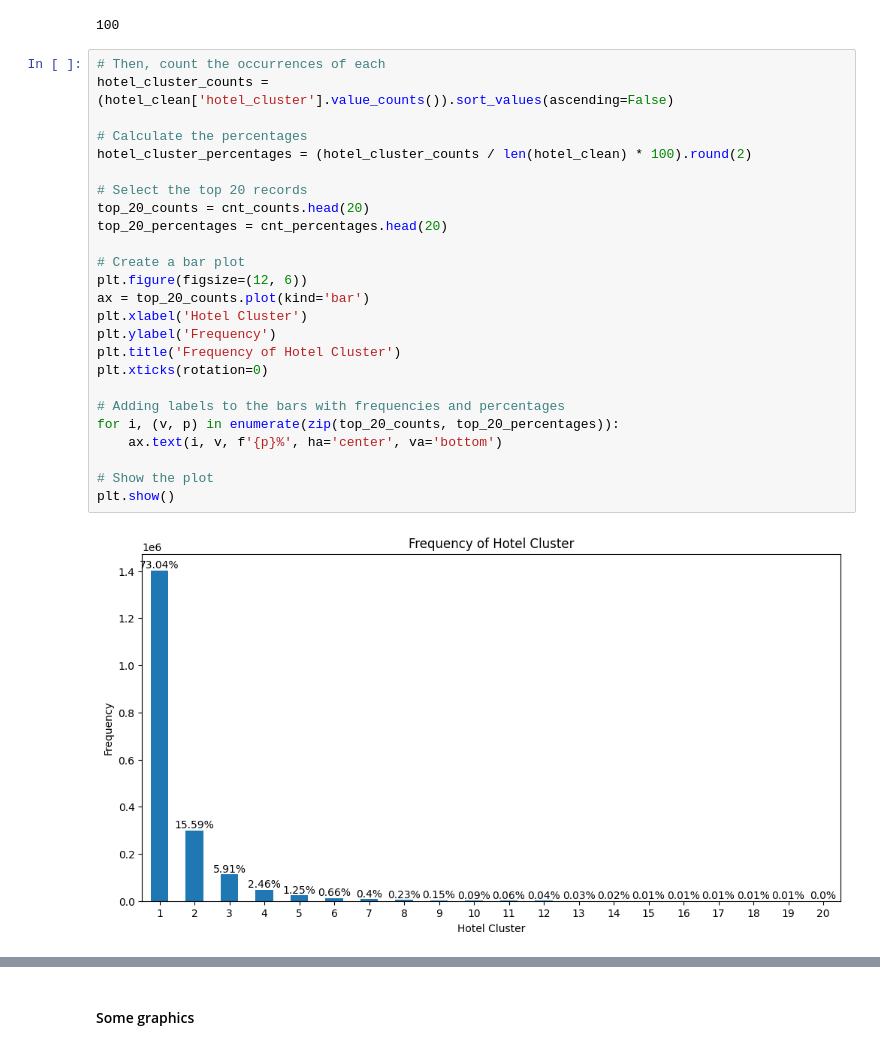
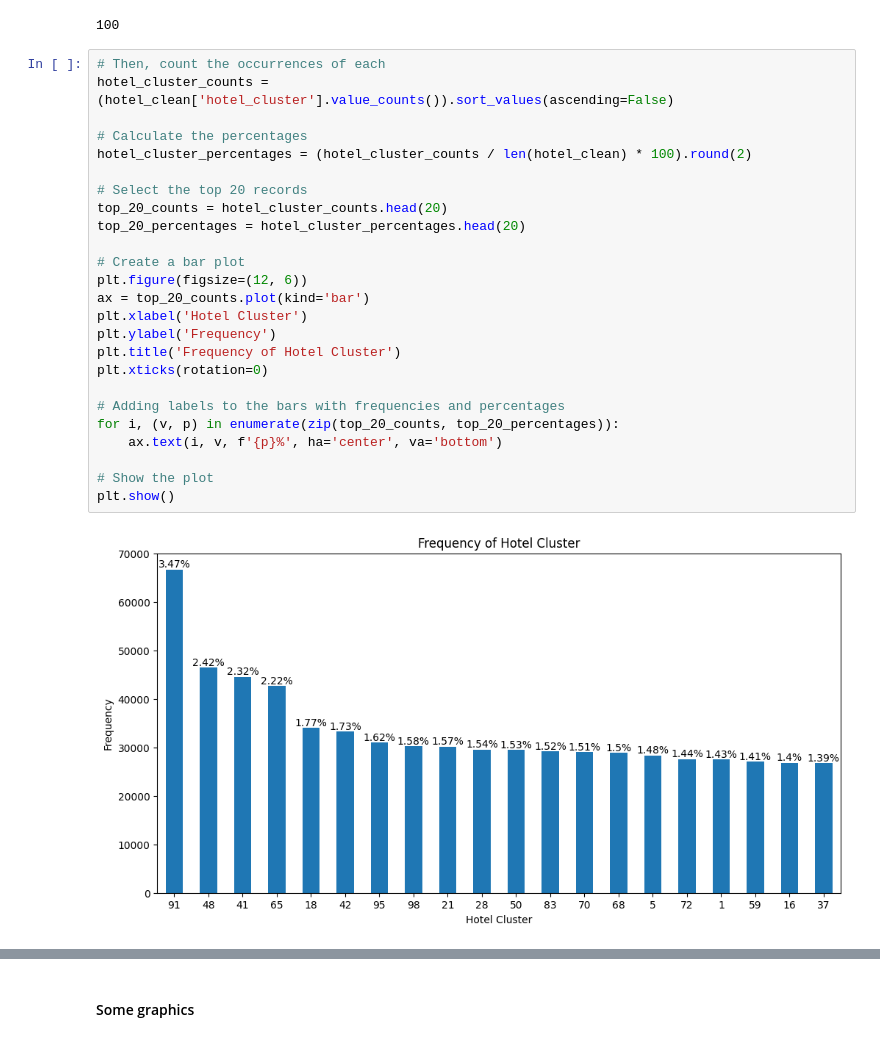
Before and after one commit to laisamorimm/Expedia_Hotel_Recommendation, a Jupyter notebook: Notebooks/Capstone.ipynb, the cells around one changed output, grey strips where cells are left out. Saved outputs shown, nothing was run; the diff lists cells and outputs as text.

```diff
--- a/Notebooks/Capstone.ipynb
+++ b/Notebooks/Capstone.ipynb
@@ -1407,27 +1417,27 @@ hotel_clean['hotel_cluster'].nunique()
 # %%
 # Then, count the occurrences of each
 hotel_cluster_counts = (hotel_clean['hotel_cluster'].value_counts()).sort_values(ascending=False)
 
 # Calculate the percentages
 hotel_cluster_percentages = (hotel_cluster_counts / len(hotel_clean) * 100).round(2)
 
 # Select the top 20 records
-top_20_counts = cnt_counts.head(20)
-top_20_percentages = cnt_percentages.head(20)
+top_20_counts = hotel_cluster_counts.head(20)
+top_20_percentages = hotel_cluster_percentages.head(20)
 
 # Create a bar plot
 plt.figure(figsize=(12, 6))
 ax = top_20_counts.plot(kind='bar')
 plt.xlabel('Hotel Cluster')
 plt.ylabel('Frequency')
 plt.title('Frequency of Hotel Cluster')
 plt.xticks(rotation=0)
 
 # Adding labels to the bars with frequencies and percentages
 for i, (v, p) in enumerate(zip(top_20_counts, top_20_percentages)):
     ax.text(i, v, f'{p}%', ha='center', va='bottom')
 
 # Show the plot
 plt.show()
 # %% [output]
-[figure, old version]
+[figure, new version]
```
Also changed, not shown: parts of 7 cells of this notebook.
